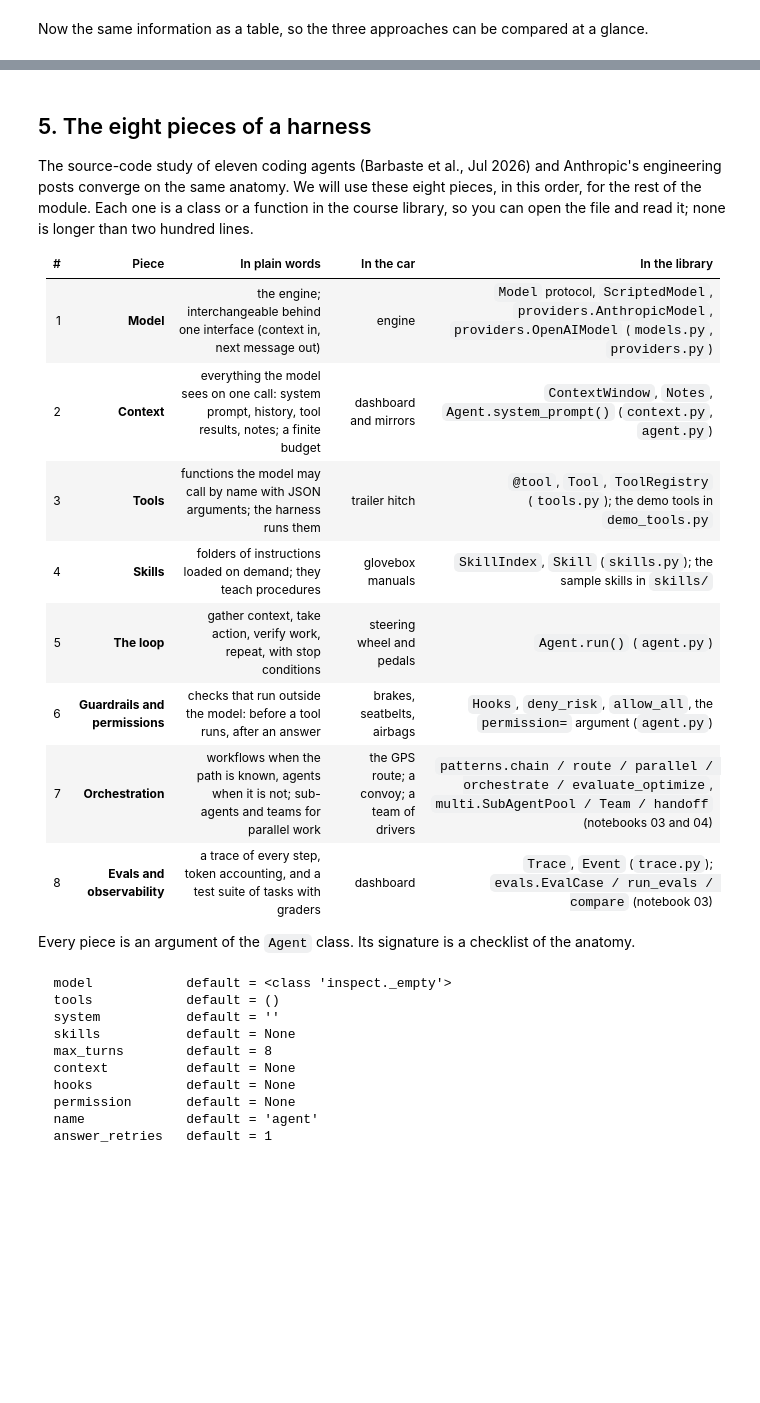
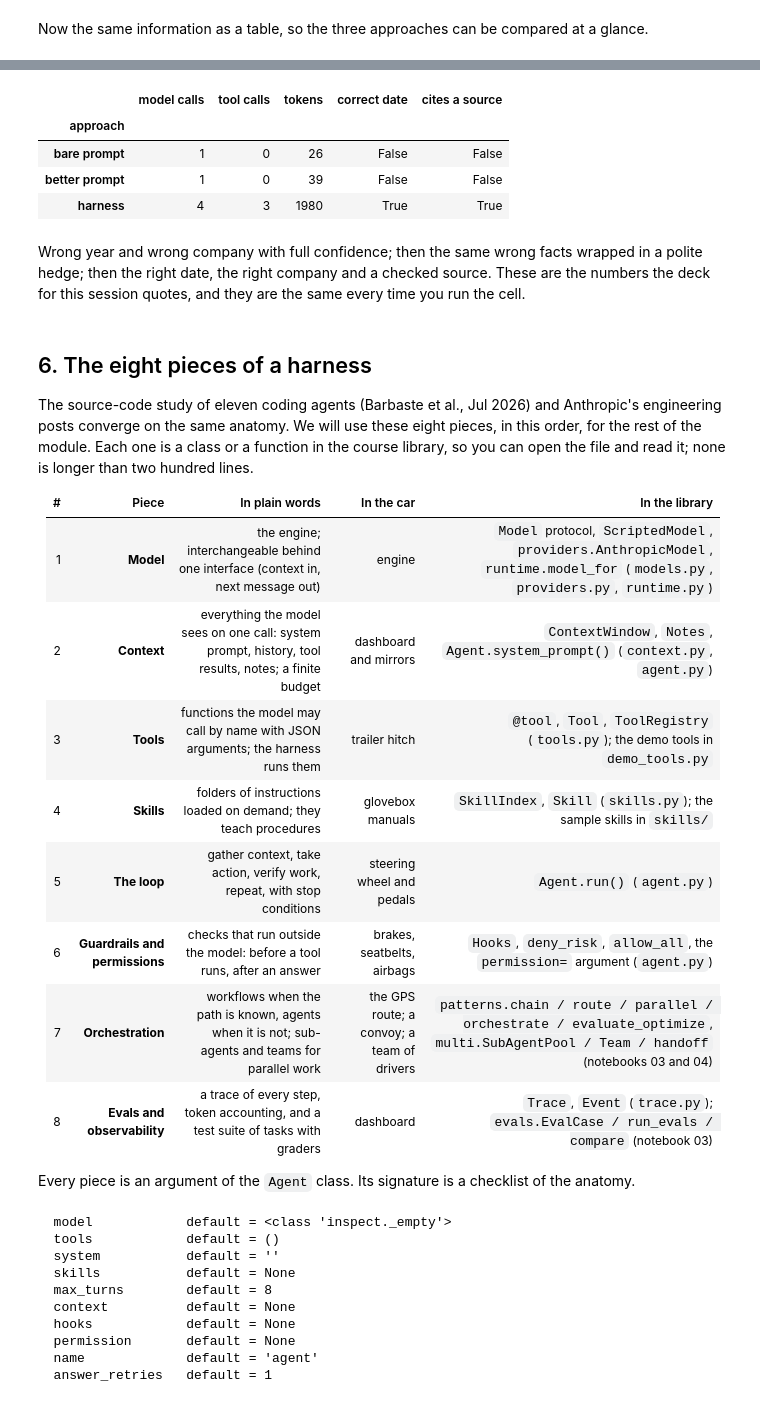
Before and after one commit to maglionejm/fontys-tech-exercises, a Jupyter notebook: M5 - Harness Engineering/01-from-prompts-to-harnesses.ipynb, the cells around one changed output, grey strips where cells are left out. Drawn from its saved outputs; the diff is of its cells as text; code cells hidden in the pictures; blank space fills up the shorter version.

```diff
--- a/M5 - Harness Engineering/01-from-prompts-to-harnesses.ipynb
+++ b/M5 - Harness Engineering/01-from-prompts-to-harnesses.ipynb
@@ -405,0 +477,16 @@ Tokens are the currency of harness engineering. Everything in the next notebooks
+# %%
+REFERENCE_QUESTION = ("When did Anthropic open-source the Model Context Protocol, "
+                      "and which company adopted it in March 2025?")
+
+ref_bare = Agent(model_for("bare", real=False)[0], name="bare")
+ref_prompted = Agent(model_for("prompted", real=False)[0],
+                     system="You are a careful assistant. If you are not sure, say so.", name="prompted")
+ref_harness = Agent(model_for("research", real=False)[0], tools=[search_docs, read_doc, check_citation],
+                    system="Answer from the library and cite.", name="harnessed")
+
+ref_runs = [("bare prompt", ref_bare.run(REFERENCE_QUESTION)),
+            ("better prompt", ref_prompted.run(REFERENCE_QUESTION)),
+            ("harness", ref_harness.run(REFERENCE_QUESTION))]
+for label, r in ref_runs:
+    print(f"{label}:\n  {r.answer}\n")
+ref_runs[2][1].trace.show()
@@ -406,11 +512,23 @@ Tokens are the currency of harness engineering. Everything in the next notebooks
+# %%
+reference = summarize(ref_runs).rename(columns={"gives the figure": "correct date"})
+reference["correct date"] = [("25 November 2024" in r.answer) for _, r in ref_runs]
+reference
+# %% [output]
+|  | model calls | tool calls | tokens | correct date | cites a source |
+| approach |  |  |  |  |  |
+| bare prompt | 1 | 0 | 26 | False | False |
+| better prompt | 1 | 0 | 39 | False | False |
+| harness | 4 | 3 | 1980 | True | True |
+# %% [markdown]
+Wrong year and wrong company with full confidence; then the same wrong facts wrapped in a polite hedge; then the right date, the right company and a checked source. These are the numbers the deck for this session quotes, and they are the same every time you run the cell.
 # %% [markdown]
-## 5. The eight pieces of a harness
+## 6. The eight pieces of a harness
 
 The source-code study of eleven coding agents (Barbaste et al., Jul 2026) and Anthropic's engineering posts converge on the same anatomy. We will use these eight pieces, in this order, for the rest of the module. Each one is a class or a function in the course library, so you can open the file and read it; none is longer than two hundred lines.
 
 | # | Piece | In plain words | In the car | In the library |
 |---|---|---|---|---|
-| 1 | **Model** | the engine; interchangeable behind one interface (context in, next message out) | engine | `Model` protocol, `ScriptedModel`, `providers.AnthropicModel`, `providers.OpenAIModel` (`models.py`, `providers.py`) |
+| 1 | **Model** | the engine; interchangeable behind one interface (context in, next message out) | engine | `Model` protocol, `ScriptedModel`, `providers.AnthropicModel`, `runtime.model_for` (`models.py`, `providers.py`, `runtime.py`) |
 | 2 | **Context** | everything the model sees on one call: system prompt, history, tool results, notes; a finite budget | dashboard and mirrors | `ContextWindow`, `Notes`, `Agent.system_prompt()` (`context.py`, `agent.py`) |
 | 3 | **Tools** | functions the model may call by name with JSON arguments; the harness runs them | trailer hitch | `@tool`, `Tool`, `ToolRegistry` (`tools.py`); the demo tools in `demo_tools.py` |
 | 4 | **Skills** | folders of instructions loaded on demand; they teach procedures | glovebox manuals | `SkillIndex`, `Skill` (`skills.py`); the sample skills in `skills/` |
```
Also changed, not shown: parts of 41 cells of this notebook, 1 other file.
